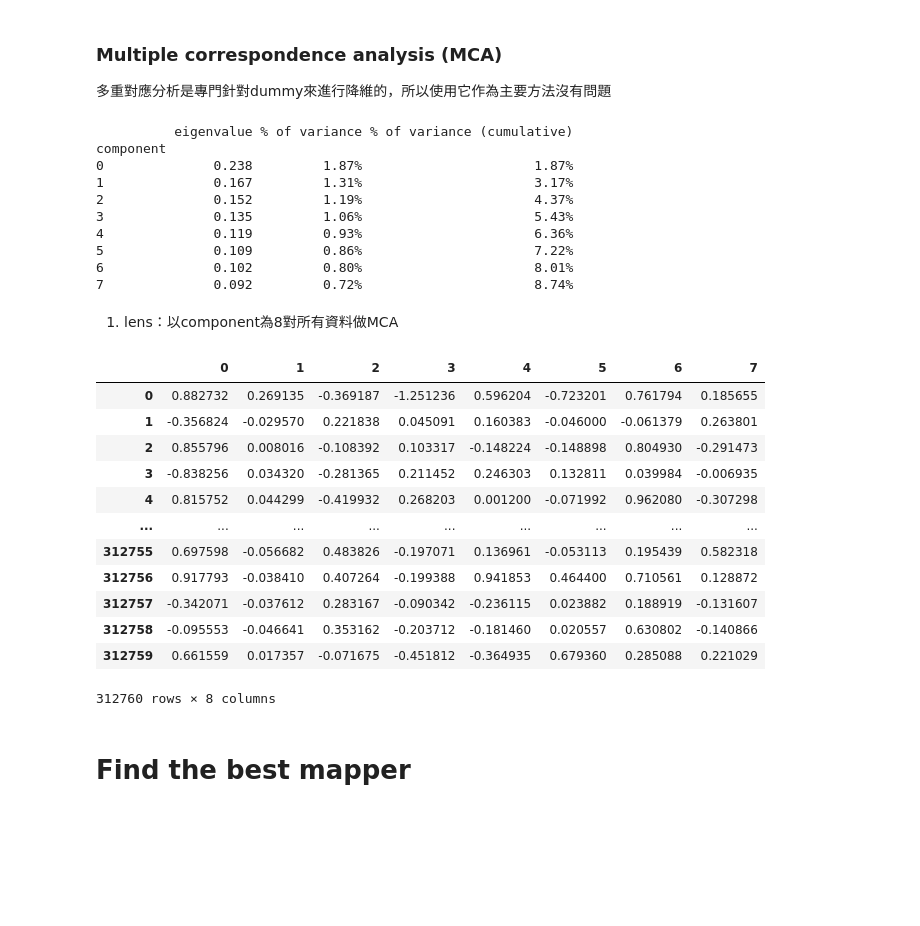
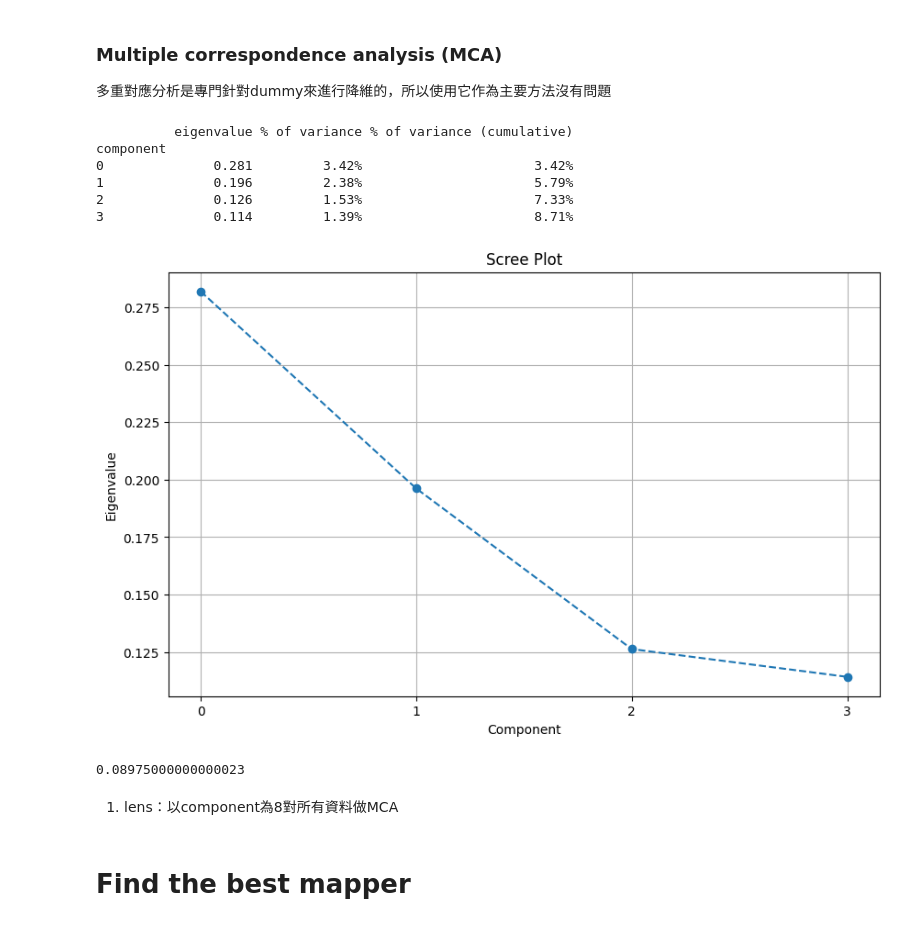
Before and after one commit to kennywang112/TrafficTDApython, a Jupyter notebook: Version3/Grid_Search.ipynb, the cells around one changed output. Cells and saved outputs as stored; diff of their text form; code cells hidden in the pictures; blank space fills up the shorter version.

```diff
--- a/Version3/Grid_Search.ipynb
+++ b/Version3/Grid_Search.ipynb
@@ -96,53 +140,58 @@ dummy_data: (312760, 332)
 ### Multiple correspondence analysis (MCA)
 多重對應分析是專門針對dummy來進行降維的，所以使用它作為主要方法沒有問題
 # %%
-# import prince
+import prince
 
-# mca = prince.MCA(
-#     one_hot=False,
-#     n_components=8,
-#     n_iter=30,
-#     copy=True,
-#     check_input=True,
-#     random_state=42
-# )
+mca = prince.MCA(
+    one_hot=False,
+    n_components=4,
+    n_iter=30,
+    copy=True,
+    check_input=True,
+    random_state=42
+)
 
-# mca.fit(data_to_map)
-# lens = mca.transform(data_to_map)
+mca.fit(data_to_map)
+lens = mca.transform(data_to_map)
 
-# print(mca.eigenvalues_summary)
+print(mca.eigenvalues_summary)
 # %% [output]
           eigenvalue % of variance % of variance (cumulative)
 component
-0              0.238         1.87%                      1.87%
-1              0.167         1.31%                      3.17%
-2              0.152         1.19%                      4.37%
-3              0.135         1.06%                      5.43%
-4              0.119         0.93%                      6.36%
-5              0.109         0.86%                      7.22%
-6              0.102         0.80%                      8.01%
-7              0.092         0.72%                      8.74%
+0              0.281         3.42%                      3.42%
+1              0.196         2.38%                      5.79%
+2              0.126         1.53%                      7.33%
+3              0.114         1.39%                      8.71%
+# %%
+eigenvalues = mca.eigenvalues_
+
+components = range(0, len(eigenvalues))
+
+variance = mca.eigenvalues_summary['% of variance']
+
+plt.figure(figsize=(10, 6))
+plt.plot(components, eigenvalues, marker='o', linestyle='--')
+plt.title("Scree Plot")
+plt.xlabel("Component")
+plt.ylabel("Eigenvalue")
+plt.xticks(components)
+plt.grid(True)
+plt.show()
+# %% [output]
+[figure, added]
+# %%
+eigenvalues = mca.eigenvalues_summary
+eigenvalues['eigenvalue'] = eigenvalues['eigenvalue'].astype(float)
+eigenvalues['eigenvalue'].sum()/mca.total_inertia_
+# %% [output]
+0.08975000000000023
 # %% [markdown]
 1. lens：以component為8對所有資料做MCA
 # %%
-# lens.to_csv('CalculatedData/lens.csv', index=False)
+# lens.to_csv('./Version3/Calculated/lens.csv', index=False)
 
-lens = pd.read_csv("CalculatedData/lens.csv")
-lens
+# lens = pd.read_csv("./Version3/Calculated/lens.csv")
+# lens
-# %% [output]
-|  | 0 | 1 | 2 | 3 | 4 | 5 | 6 | 7 |
-| 0 | 0.882732 | 0.269135 | -0.369187 | -1.251236 | 0.596204 | -0.723201 | 0.761794 | 0.185655 |
-| 1 | -0.356824 | -0.029570 | 0.221838 | 0.045091 | 0.160383 | -0.046000 | -0.061379 | 0.263801 |
-| 2 | 0.855796 | 0.008016 | -0.108392 | 0.103317 | -0.148224 | -0.148898 | 0.804930 | -0.291473 |
-| 3 | -0.838256 | 0.034320 | -0.281365 | 0.211452 | 0.246303 | 0.132811 | 0.039984 | -0.006935 |
-| 4 | 0.815752 | 0.044299 | -0.419932 | 0.268203 | 0.001200 | -0.071992 | 0.962080 | -0.307298 |
-| ... | ... | ... | ... | ... | ... | ... | ... | ... |
-| 312755 | 0.697598 | -0.056682 | 0.483826 | -0.197071 | 0.136961 | -0.053113 | 0.195439 | 0.582318 |
-| 312756 | 0.917793 | -0.038410 | 0.407264 | -0.199388 | 0.941853 | 0.464400 | 0.710561 | 0.128872 |
-| 312757 | -0.342071 | -0.037612 | 0.283167 | -0.090342 | -0.236115 | 0.023882 | 0.188919 | -0.131607 |
-| 312758 | -0.095553 | -0.046641 | 0.353162 | -0.203712 | -0.181460 | 0.020557 | 0.630802 | -0.140866 |
-| 312759 | 0.661559 | 0.017357 | -0.071675 | -0.451812 | -0.364935 | 0.679360 | 0.285088 | 0.221029 |
-312760 rows × 8 columns
 # %% [markdown]
 # Find the best mapper
 # %%
```
Also changed, not shown: parts of 8 cells of this notebook, 7 other files.
